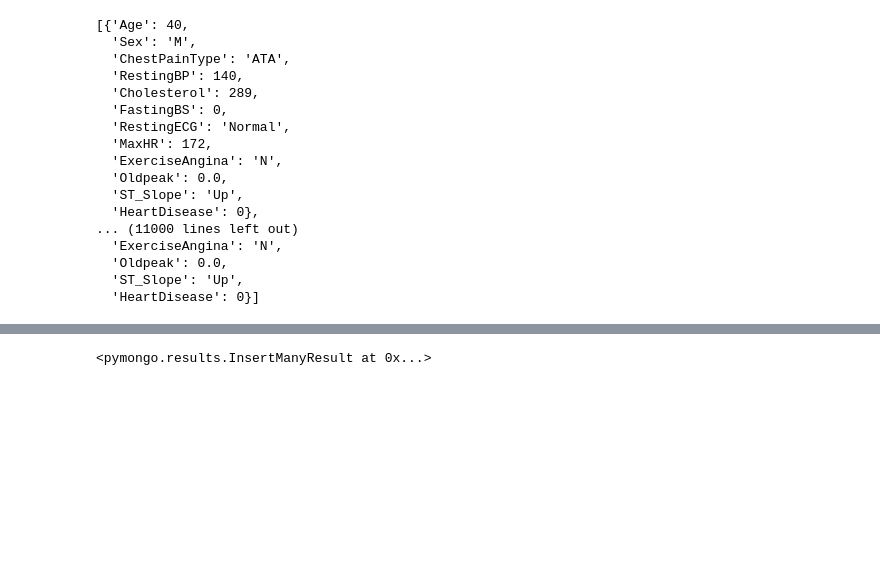
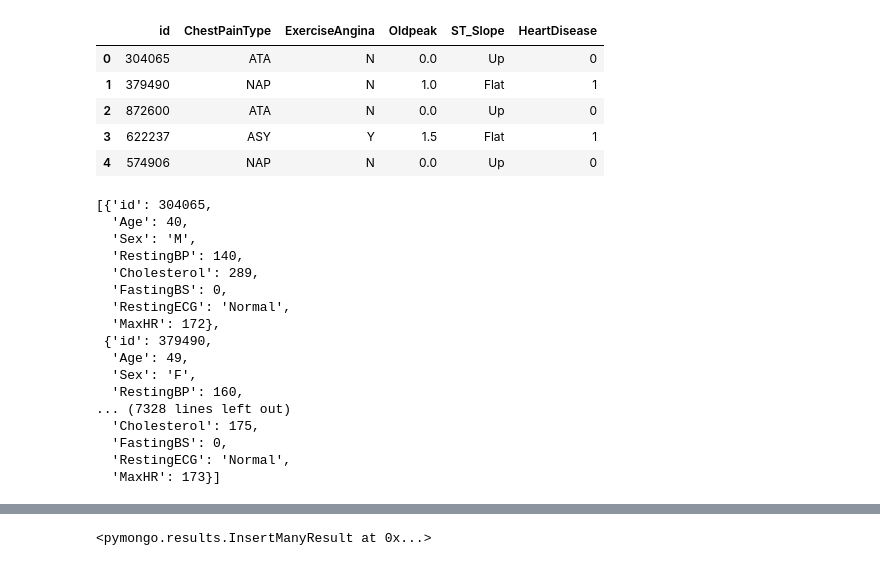
Before and after one commit to yutachung/Predicting_Heart_Disease, a Jupyter notebook: create_mongodb.ipynb, the cells around one changed output, grey strips where cells are left out. Cells and saved outputs as stored; diff of their text form; code cells hidden in the pictures; blank space fills up the shorter version.

```diff
--- a/create_mongodb.ipynb
+++ b/create_mongodb.ipynb
@@ -26,2 +25,11 @@ df.shape
+# %%
+df_2.head()
+# %% [output]
+|  | id | ChestPainType | ExerciseAngina | Oldpeak | ST_Slope | HeartDisease |
+| 0 | 304065 | ATA | N | 0.0 | Up | 0 |
+| 1 | 379490 | NAP | N | 1.0 | Flat | 1 |
+| 2 | 872600 | ATA | N | 0.0 | Up | 0 |
+| 3 | 622237 | ASY | Y | 1.5 | Flat | 1 |
+| 4 | 574906 | NAP | N | 0.0 | Up | 0 |
 # %%
 # Convert csv to dictionary so it can be passed in to Mongo
@@ -29,24 +38,24 @@ data = df.to_dict(orient = "records")
 # %%
 # Check dictionary
-data
+data_1
 # %% [output]
-[{'Age': 40,
+[{'id': 304065,
+  'Age': 40,
   'Sex': 'M',
-  'ChestPainType': 'ATA',
   'RestingBP': 140,
   'Cholesterol': 289,
   'FastingBS': 0,
   'RestingECG': 'Normal',
-  'MaxHR': 172,
-  'ExerciseAngina': 'N',
-  'Oldpeak': 0.0,
-  'ST_Slope': 'Up',
-  'HeartDisease': 0},
-... (11000 lines left out)
-  'ExerciseAngina': 'N',
-  'Oldpeak': 0.0,
-  'ST_Slope': 'Up',
-  'HeartDisease': 0}]
+  'MaxHR': 172},
+ {'id': 379490,
+  'Age': 49,
+  'Sex': 'F',
+  'RestingBP': 160,
+... (7328 lines left out)
+  'Cholesterol': 175,
+  'FastingBS': 0,
+  'RestingECG': 'Normal',
+  'MaxHR': 173}]
 # %%
 # Create database in Mongo
 db = client["heart_db"]
```
Also changed, not shown: parts of 10 cells of this notebook.
